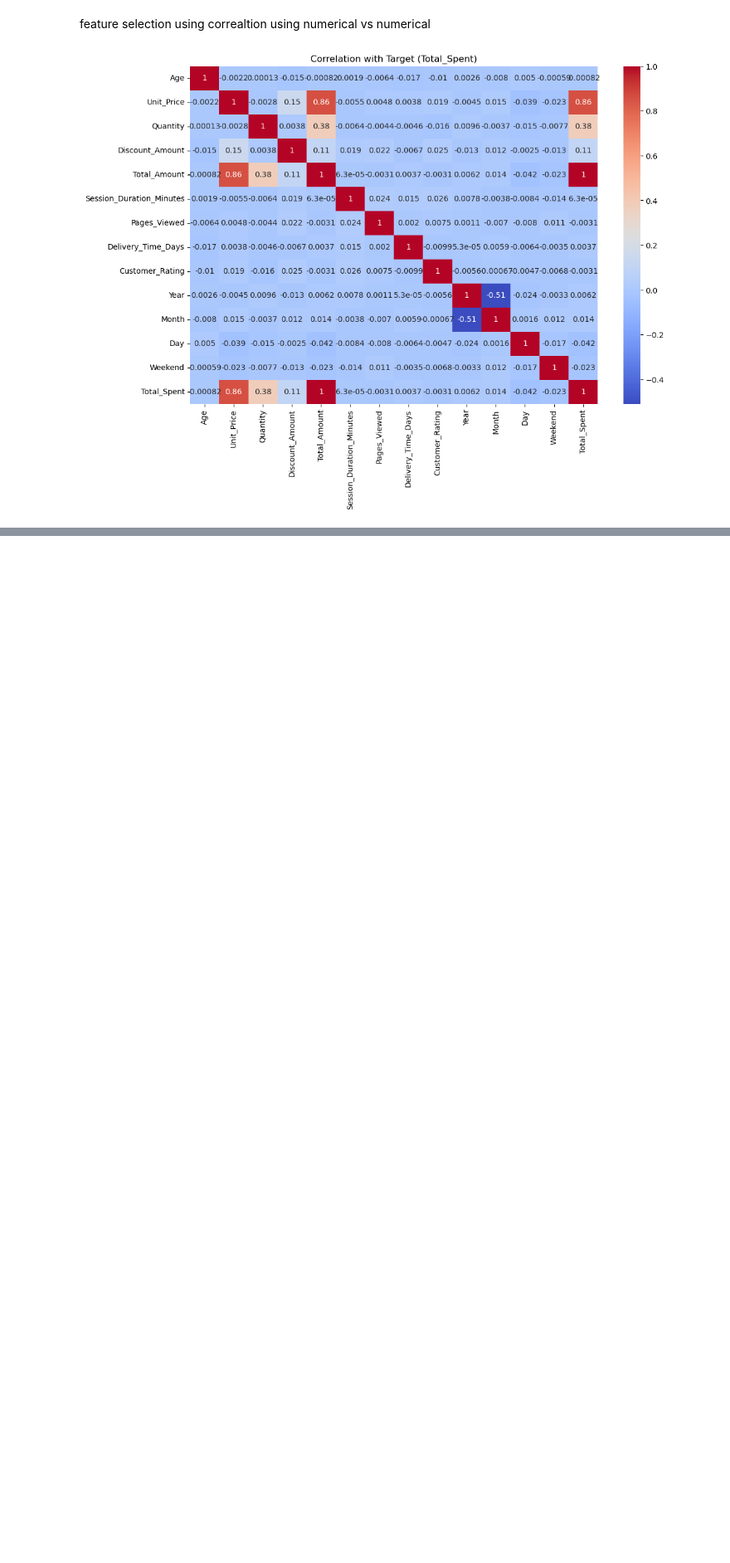
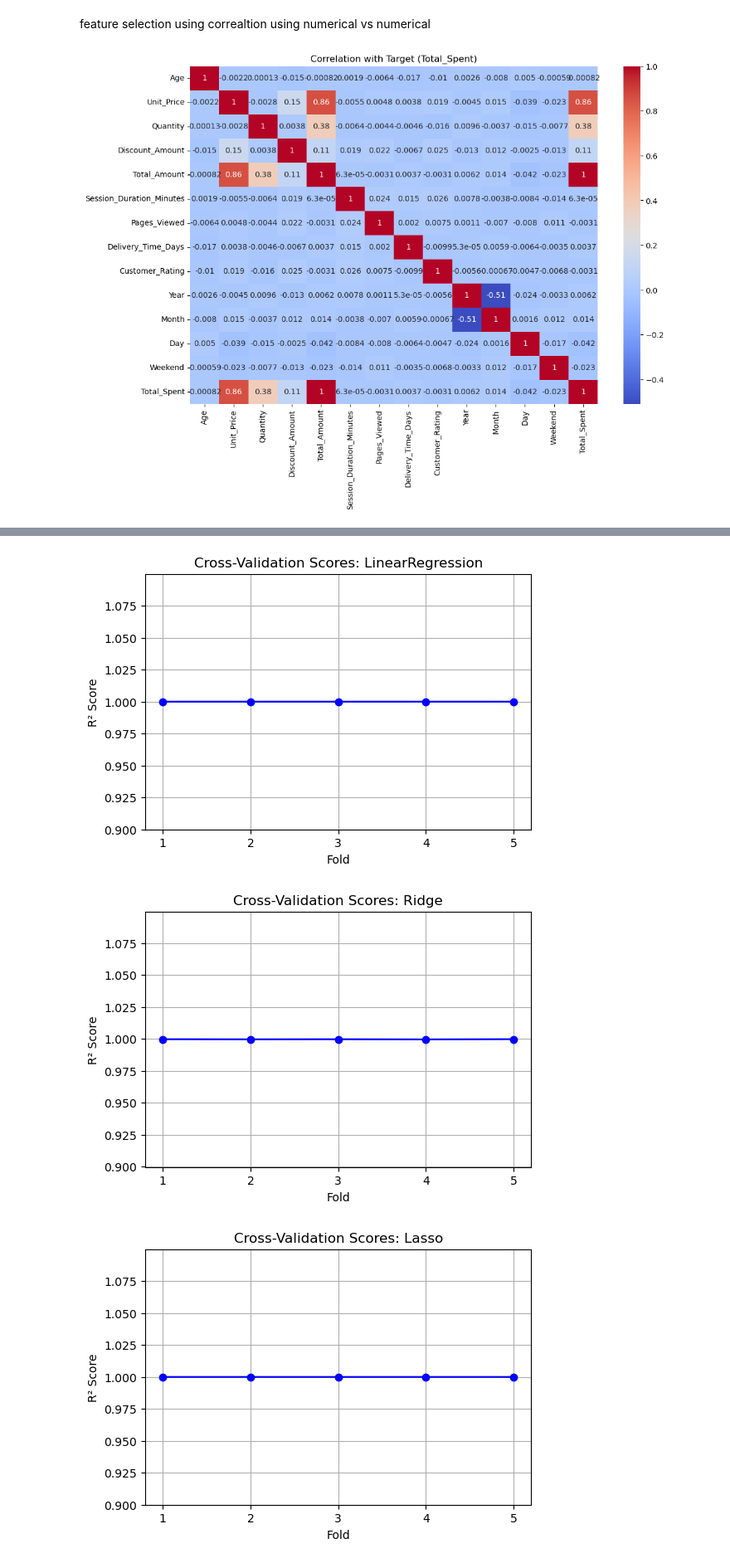
Before and after one commit to mohammed-fariz/project, a Jupyter notebook: supervised ml/customer lifetime value prediciton/clv prediciton.ipynb, the cells around one changed output, grey strips where cells are left out. Shown at 83% size. Saved outputs shown, nothing was run; the diff lists cells and outputs as text; code cells hidden in the pictures; blank space fills up the shorter version.

```diff
--- a/supervised ml/customer lifetime value prediciton/clv prediciton.ipynb
+++ b/supervised ml/customer lifetime value prediciton/clv prediciton.ipynb
@@ -576,0 +698,18 @@ joblib.dump(best_model, r"C:\Users\USER\Desktop\project1\supervised ml\customer
+# %%
+from sklearn.feature_selection import SelectKBest, f_regression
+
+# Select top k features based on ANOVA F-test
+k = 13 # number of features to select
+anova_selector = SelectKBest(score_func=f_regression, k=k)
+
+# Fit selector on training data
+anova_selector.fit(X_train, y_train)
+
+# Get mask of selected features
+anova_mask = anova_selector.get_support()
+
+# Get feature names
+anova_features = X_train.columns[anova_mask].tolist()
+print("\n✅ Top 10 Features Selected by ANOVA:\n", anova_features)
+X_train_anova = X_train[anova_features]
+X_test_anova  = X_test[anova_features]
@@ -576,0 +769,50 @@ joblib.dump(best_model, r"C:\Users\USER\Desktop\project1\supervised ml\customer
+# %%
+import matplotlib.pyplot as plt
+from sklearn.model_selection import KFold, cross_val_score
+from sklearn.linear_model import LinearRegression, Ridge, Lasso, ElasticNet
+from sklearn.ensemble import RandomForestRegressor, GradientBoostingRegressor
+from sklearn.datasets import make_regression
+
+# -------------------------
+# Example dataset
+# -------------------------
+X, y = make_regression(n_samples=100, n_features=5, noise=0.1, random_state=42)
+
+# -------------------------
+# Models
+# -------------------------
+models = {
+    'LinearRegression': LinearRegression(),
+    'Ridge': Ridge(alpha=1.0, max_iter=5000),
+    'Lasso': Lasso(alpha=0.01, max_iter=5000),
+    'ElasticNet': ElasticNet(alpha=0.01, l1_ratio=0.5, max_iter=5000),
+    'RandomForest': RandomForestRegressor(n_estimators=100, random_state=42),
+    'GradientBoosting': GradientBoostingRegressor(n_estimators=100, learning_rate=0.1, random_state=42)
+}
+
+# -------------------------
+# K-Fold CV
+# -------------------------
+kf = KFold(n_splits=5, shuffle=True, random_state=42)
+
+# -------------------------
+# Plot CV scores separately
+# -------------------------
+for name, model in models.items():
+    # Calculate cross-validation scores
+    scores = cross_val_score(model, X, y, cv=kf, scoring='r2')
+
+    # Plot
+    plt.figure(figsize=(6,4))
+    plt.plot(range(1, len(scores) + 1), scores, marker='o', linestyle='-', color='blue')
+    plt.title(f"Cross-Validation Scores: {name}")
+    plt.xlabel("Fold")
+    plt.ylabel("R² Score")
+    plt.xticks(range(1, kf.get_n_splits() + 1))
+    plt.ylim(min(scores)-0.1, max(scores)+0.1)  # dynamic y-axis
+    plt.grid(True)
+    plt.show()
+# %% [output]
+[figure, added]
+[figure, added]
+[figure, added]
```
Also changed, not shown: parts of 34 cells of this notebook, 4 other files.
